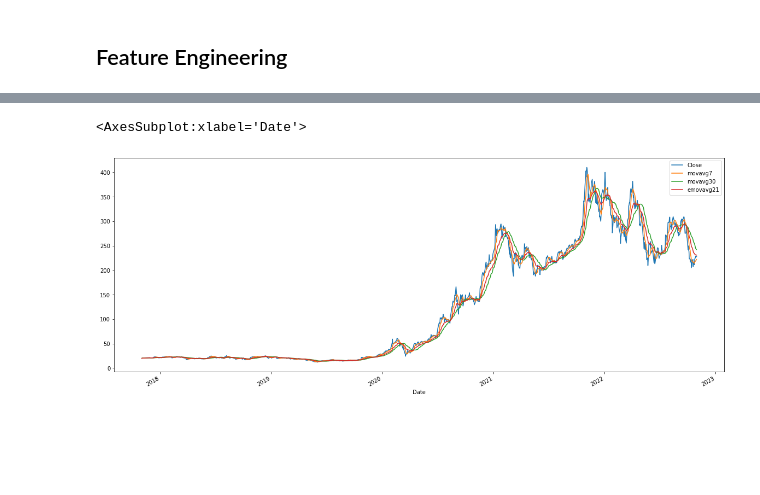
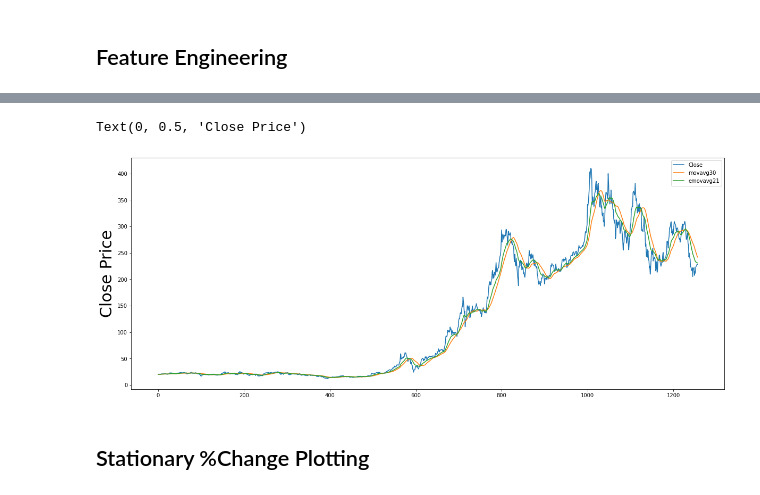
Before and after one commit to YigitAgalar/stock_price_time_series, a Jupyter notebook: Time_Series_Preprocessing.ipynb, the cells around one changed output, grey strips where cells are left out. Drawn from its saved outputs; the diff is of its cells as text; code cells hidden in the pictures; blank space fills up the shorter version.

```diff
--- a/Time_Series_Preprocessing.ipynb
+++ b/Time_Series_Preprocessing.ipynb
@@ -8,6 +34,8 @@ from datetime import datetime
 # %%
-df_tesla=pdr.get_data_yahoo('TSLA')
-df_tesla.to_csv('TSLA_stockprice.csv')
+#df_tesla=pdr.get_data_yahoo('TSLA')
+#df_tesla.to_csv('TSLA_stockprice.csv')
+url='https://raw.githubusercontent.com/YigitAgalar/stock_price_time_series/main/TSLA_stockprice.csv'
+df_tesla= pd.read_csv(url)
 # %%
 df_tesla.tail()
 # %% [output]
@@ -88,7 +112,11 @@ df_tesla.head(10)
 # %%
-df_tesla[['Close',"movavg7","movavg30","emovavg21"]].plot(figsize=(20,8))
+ax=df_tesla[['Close',"movavg30","emovavg21"]].plot(figsize=(20,8))
+
+ax.set_ylabel("Close Price",fontsize=30)
 # %% [output]
-<AxesSubplot:xlabel='Date'>
+Text(0, 0.5, 'Close Price')
-[figure, old version]
+[figure, new version]
+# %% [markdown]
+## Stationary %Change Plotting
 # %%
 df_tesla['Change%'].sort_values(ascending=True)
```
Also changed, not shown: parts of 13 cells of this notebook.
